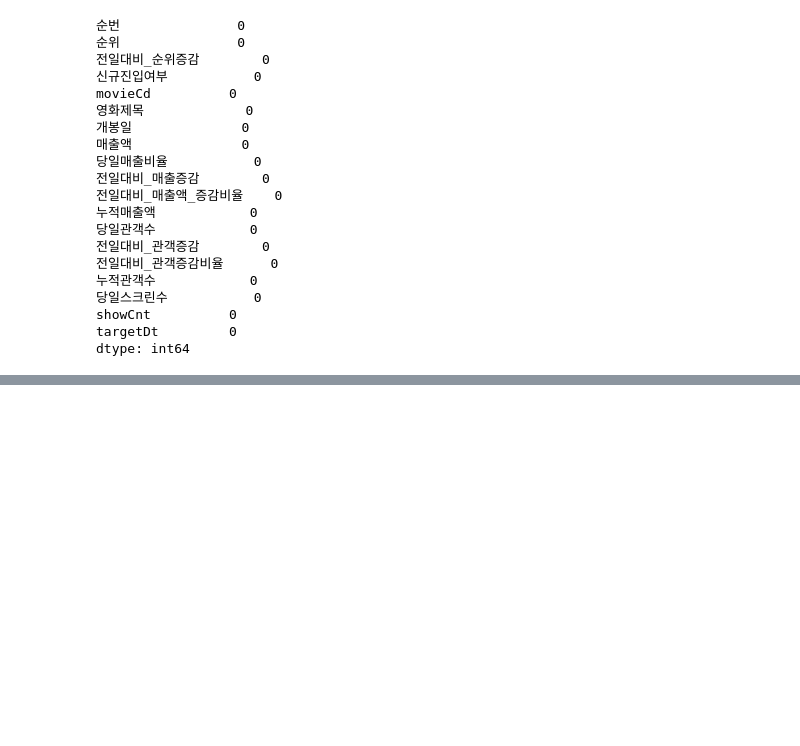
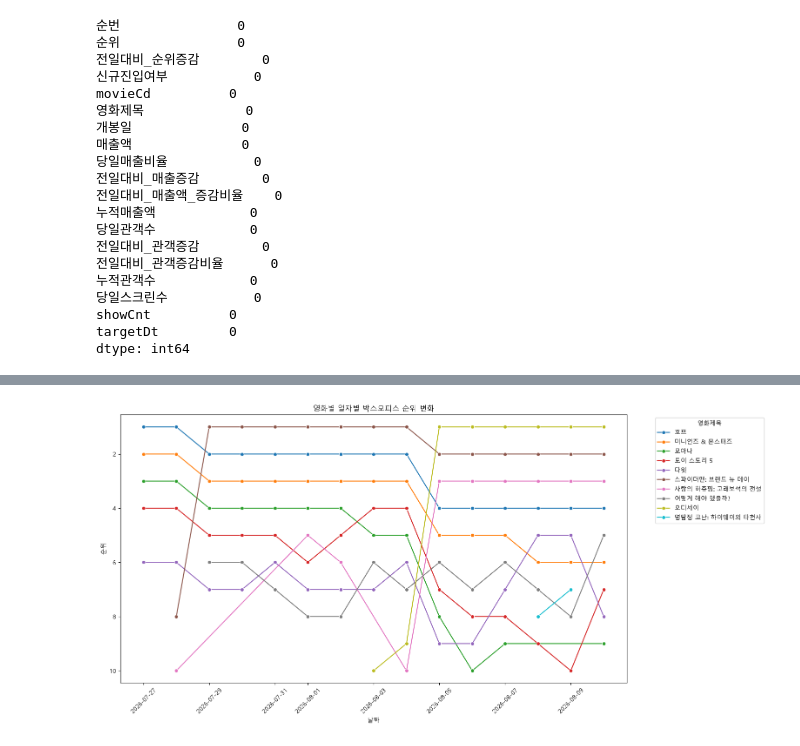
Before and after one commit to kkw5389-collab/sprint_mission16, a Jupyter notebook: notebooks/analysis.ipynb, the cells around one changed output, grey strips where cells are left out. Saved outputs shown, nothing was run; the diff lists cells and outputs as text; code cells hidden in the pictures; blank space fills up the shorter version.

```diff
--- a/notebooks/analysis.ipynb
+++ b/notebooks/analysis.ipynb
@@ -294,0 +323,4 @@ dtype: int64
+# %%
+box_title = df_cine['title']
+# %%
+top_df = df_kobis[df_kobis['영화제목'].isin(box_title)]
@@ -294,0 +336,23 @@ dtype: int64
+# %%
+plt.figure(figsize=(15, 8))
+
+sns.lineplot(
+    data=top_df,
+    x='targetDt',
+    y='순위',
+    hue='영화제목',
+    marker='o'
+)
+
+plt.gca().invert_yaxis()
+
+plt.title('영화별 일자별 박스오피스 순위 변화')
+plt.xlabel('날짜')
+plt.ylabel('순위')
+plt.legend(title='영화제목', bbox_to_anchor=(1.05, 1), loc='upper left')
+
+plt.xticks(rotation=45)
+
+plt.show()
+# %% [output]
+[figure, added]
```
Also changed, not shown: parts of 10 cells of this notebook.
